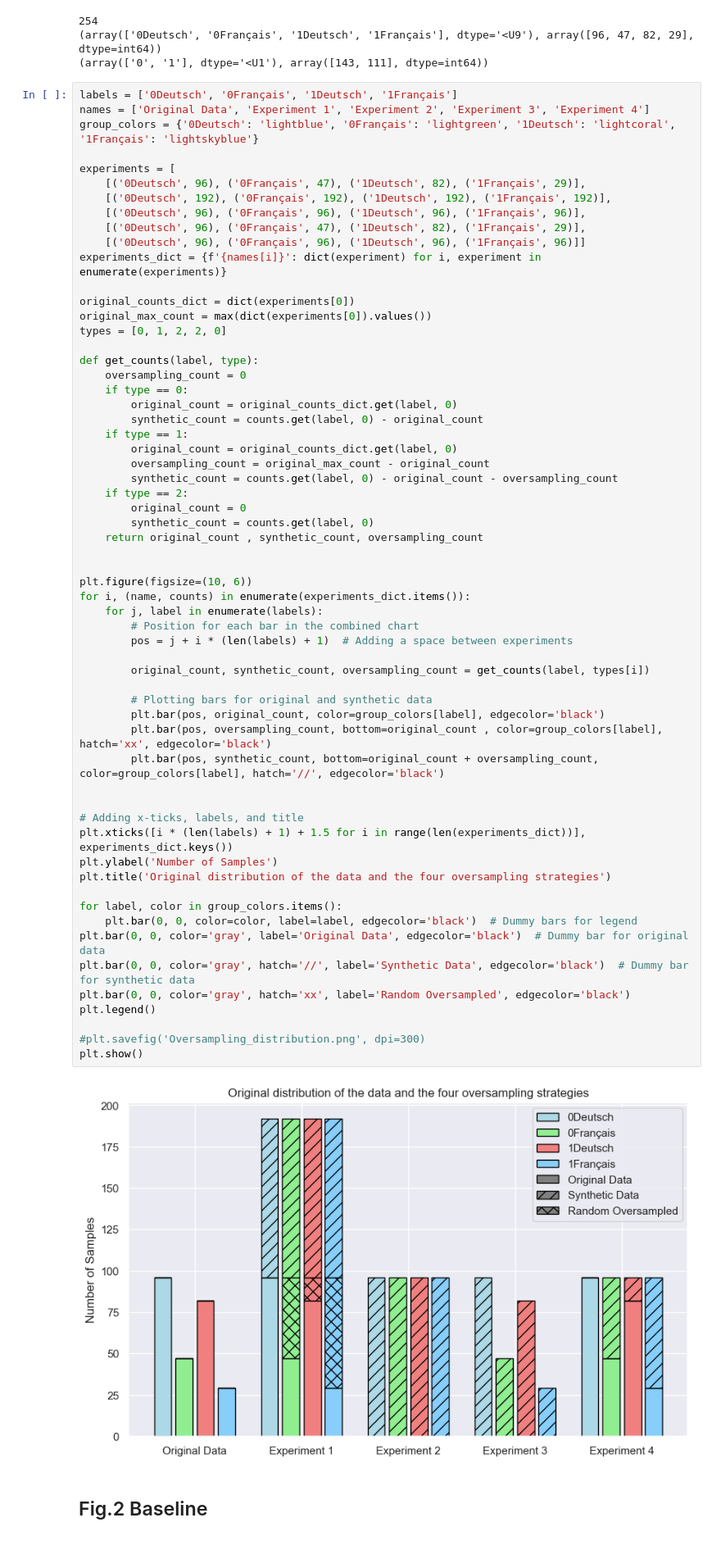
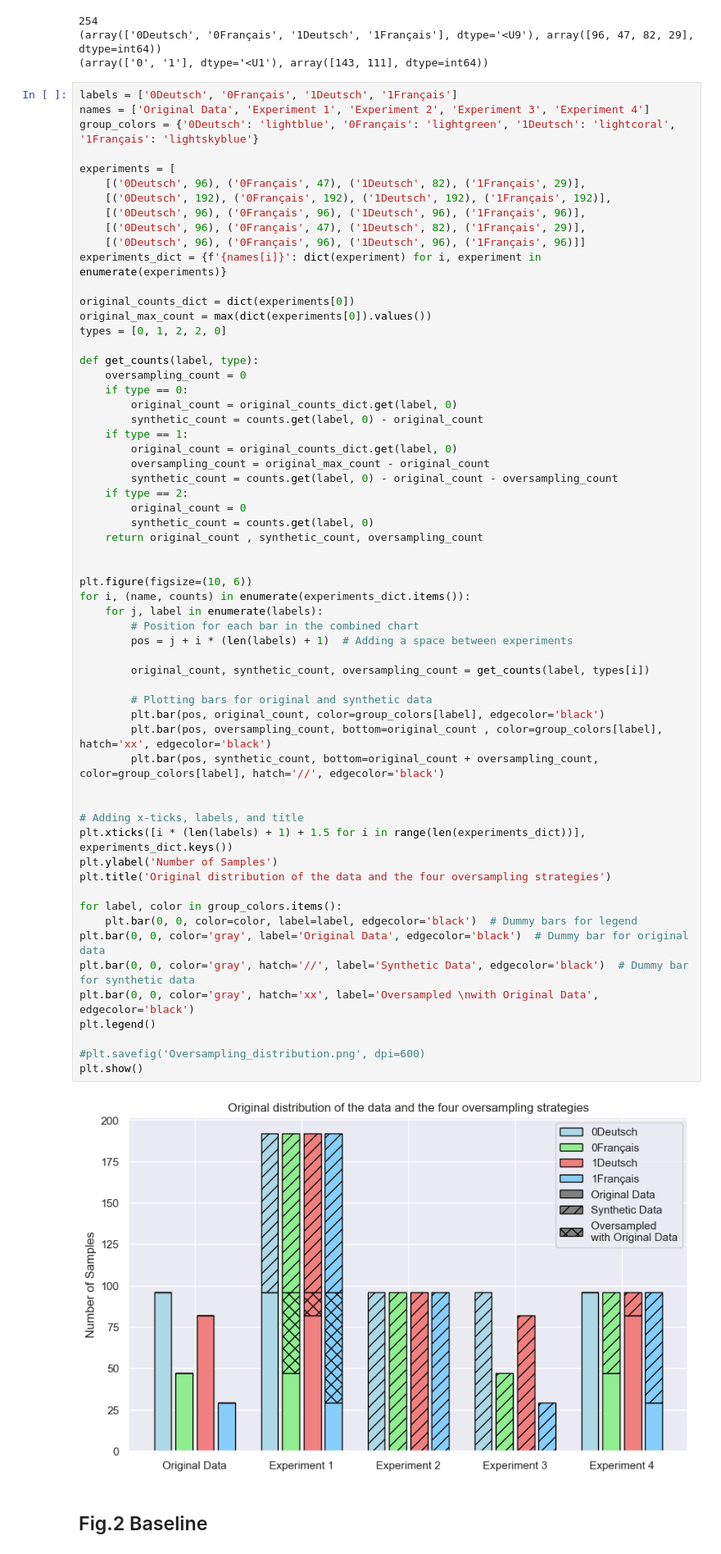
Before and after one commit to CS-433/ml-project-2-losmodelosmatemagicos, a Jupyter notebook: src/results_plots.ipynb, the cells around one changed output. Shown at 82% size. Saved outputs shown, nothing was run; the diff lists cells and outputs as text.

Commit message:
figure update

```diff
--- a/src/results_plots.ipynb
+++ b/src/results_plots.ipynb
@@ -275,36 +275,36 @@ def get_counts(label, type):
     return original_count , synthetic_count, oversampling_count
 
 
 plt.figure(figsize=(10, 6))
 for i, (name, counts) in enumerate(experiments_dict.items()):
     for j, label in enumerate(labels):
         # Position for each bar in the combined chart
         pos = j + i * (len(labels) + 1)  # Adding a space between experiments
 
         original_count, synthetic_count, oversampling_count = get_counts(label, types[i])
 
         # Plotting bars for original and synthetic data
         plt.bar(pos, original_count, color=group_colors[label], edgecolor='black')
         plt.bar(pos, oversampling_count, bottom=original_count , color=group_colors[label], hatch='xx', edgecolor='black')
         plt.bar(pos, synthetic_count, bottom=original_count + oversampling_count, color=group_colors[label], hatch='//', edgecolor='black')
 
 
 # Adding x-ticks, labels, and title
 plt.xticks([i * (len(labels) + 1) + 1.5 for i in range(len(experiments_dict))], experiments_dict.keys())
 plt.ylabel('Number of Samples')
 plt.title('Original distribution of the data and the four oversampling strategies')
 
 for label, color in group_colors.items():
     plt.bar(0, 0, color=color, label=label, edgecolor='black')  # Dummy bars for legend
 plt.bar(0, 0, color='gray', label='Original Data', edgecolor='black')  # Dummy bar for original data
 plt.bar(0, 0, color='gray', hatch='//', label='Synthetic Data', edgecolor='black')  # Dummy bar for synthetic data
-plt.bar(0, 0, color='gray', hatch='xx', label='Random Oversampled', edgecolor='black')
+plt.bar(0, 0, color='gray', hatch='xx', label='Oversampled \nwith Original Data', edgecolor='black')
 plt.legend()
 
-#plt.savefig('Oversampling_distribution.png', dpi=300)
+#plt.savefig('Oversampling_distribution.png', dpi=600)
 plt.show()
 # %% [output]
-[figure, old version]
+[figure, new version]
 # %% [markdown]
 ## Fig.2 Baseline
 # %%
```
Also changed, not shown: 1 other file.
